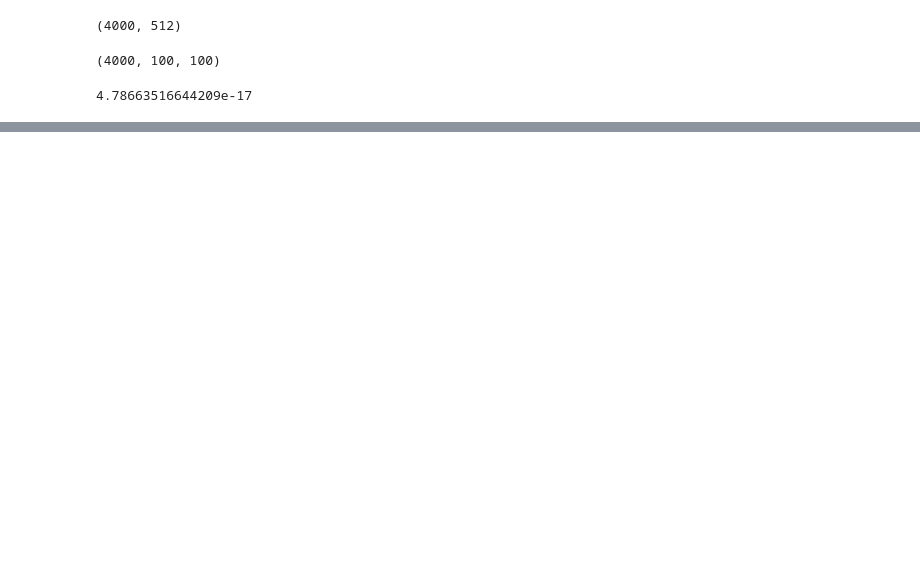
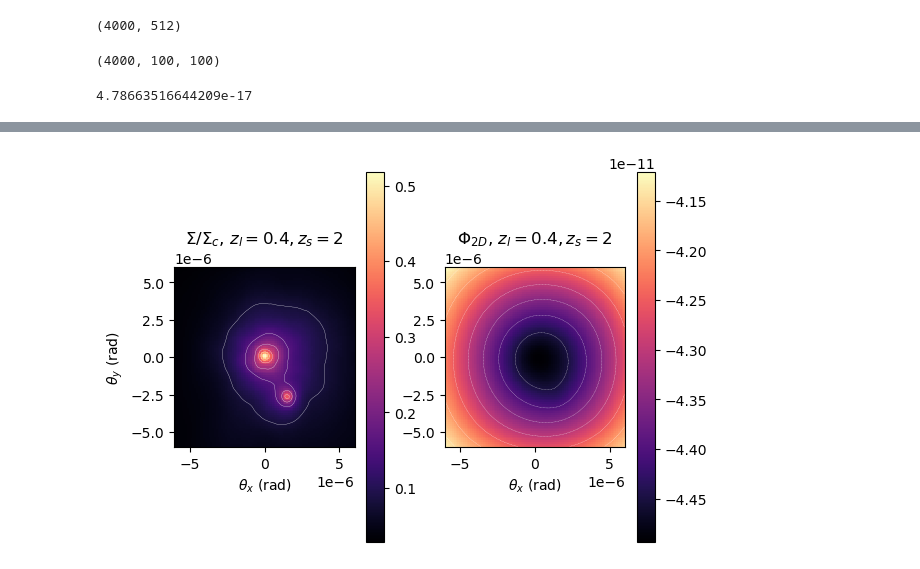
Before and after one commit to LucijanaS/ezigzag, a Jupyter notebook: newtonian_potential_from_map.ipynb, the cells around one changed output, grey strips where cells are left out. Cells and saved outputs as stored; diff of their text form; code cells hidden in the pictures; blank space fills up the shorter version.

```diff
--- a/newtonian_potential_from_map.ipynb
+++ b/newtonian_potential_from_map.ipynb
@@ -130,0 +131,34 @@ plt.gca().set_aspect('equal')
+# %%
+def lensing_potential_map(z_s, z_l, theta_grid, Sigma):
+    dtheta = theta_grid[1] - theta_grid[0]
+    Sigma_c = D_angular(z_s)/(4*np.pi*D_sl(z_s, z_l)*D_angular(z_l))/GM_c2
+    eps = 0.0001*dtheta #softening length
+    integrand = Sigma[:, :, None, None]*np.log(np.sqrt((theta_grid[:, None, None, None] - theta_grid[None, None, :, None])**2 + (theta_grid[None, :, None, None] - theta_grid[None, None, None, :])**2 + eps**2) )
+    result = np.sum(integrand, axis = (0, 1))/np.pi
+    return dtheta*dtheta*(result/Sigma_c)# - np.ones_like(result)*result[0, 0]/Sigma_c)
+# %%
+plt.subplot(1, 2, 1)
+i = 1
+
+z_l = 0.4
+z_s = 2
+
+theta = X[i, :]/D_angular(z_l)
+Sigma_c = D_angular(z_s)/(4*np.pi*D_sl(z_s, z_l)*D_angular(z_l))/GM_c2
+plt.pcolormesh(theta, theta, galaxies[i, :, :]/Sigma_c , cmap = 'magma')
+plt.colorbar()
+plt.contour(theta, theta, galaxies[i, :, :]/Sigma_c , colors = 'white', linewidths = 0.2)
+plt.title('$\Sigma/\Sigma_c$, $z_l = $' + str(z_l) + '$, z_s = $' + str(z_s))
+plt.xlabel('$\\theta_x$ (rad)')
+plt.ylabel('$\\theta_y$ (rad)')
+plt.gca().set_aspect('equal')
+
+plt.subplot(1, 2, 2)
+plt.pcolormesh(theta, theta, lensing_potential_map(z_s, z_l, theta, galaxies[i, :, :]), cmap = 'magma')
+plt.colorbar()
+plt.contour(theta, theta, lensing_potential_map(z_s, z_l, theta, galaxies[i, :, :]), colors = 'white', linewidths = 0.2)
+plt.title('$\Phi_{2D}$, $z_l = $' + str(z_l) + '$, z_s = $' + str(z_s))
+plt.xlabel('$\\theta_x$ (rad)')
+plt.gca().set_aspect('equal')
+# %% [output]
+[figure, added]
```
Also changed, not shown: parts of 9 cells of this notebook.
